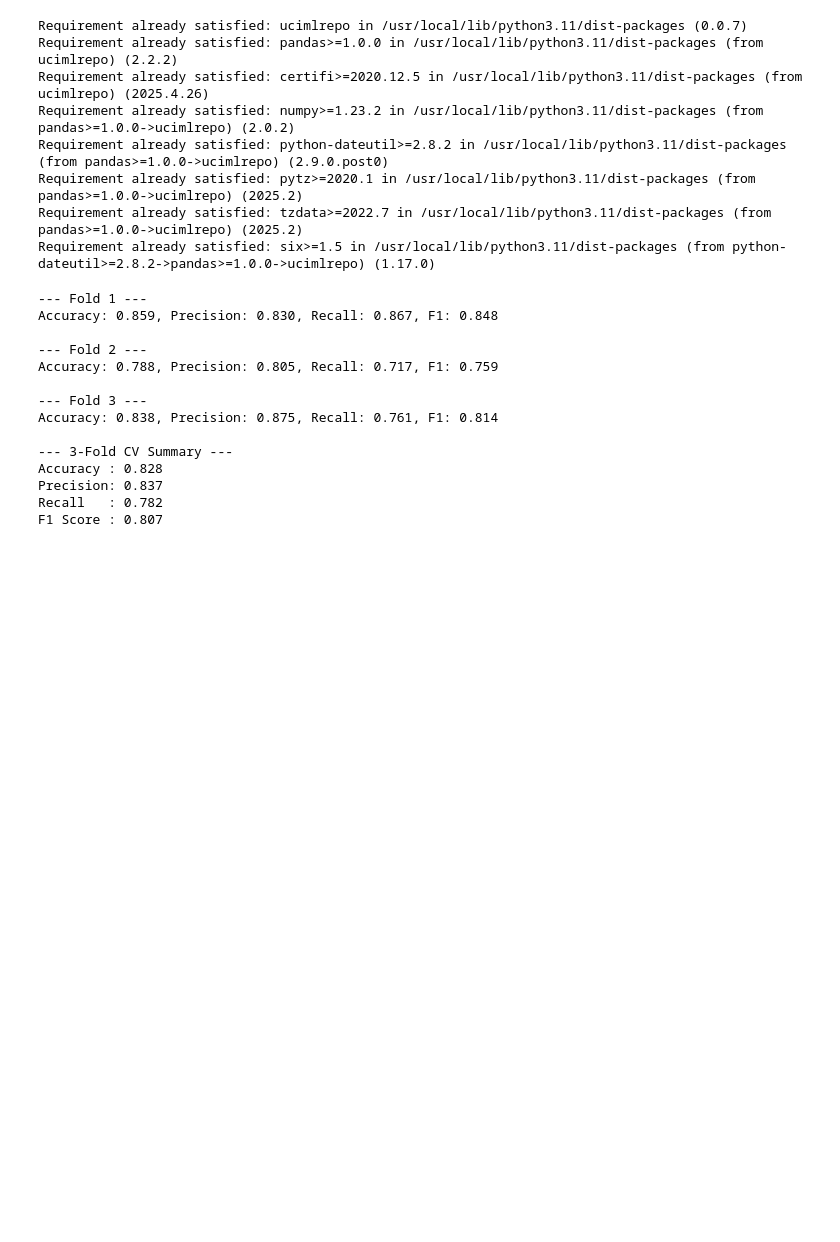
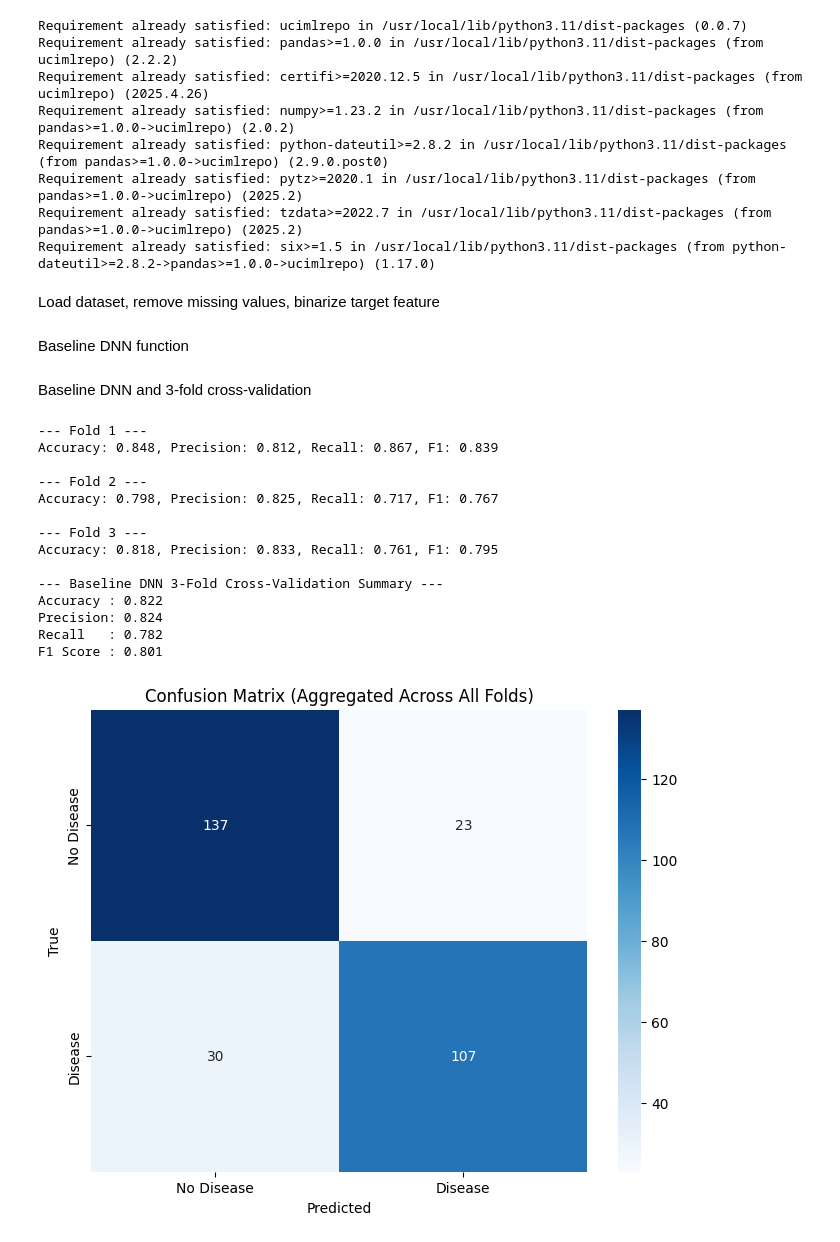
Before and after one commit to emilyz04/ece-heart-disease, a Jupyter notebook: ECE477_FinalProject.ipynb, the cells around one changed output. Cells and saved outputs as stored; diff of their text form; code cells hidden in the pictures; blank space fills up the shorter version.

```diff
--- a/ECE477_FinalProject.ipynb
+++ b/ECE477_FinalProject.ipynb
@@ -29,6 +32,8 @@ Requirement already satisfied: python-dateutil>=2.8.2 in /usr/local/lib/python3.
 Requirement already satisfied: pytz>=2020.1 in /usr/local/lib/python3.11/dist-packages (from pandas>=1.0.0->ucimlrepo) (2025.2)
 Requirement already satisfied: tzdata>=2022.7 in /usr/local/lib/python3.11/dist-packages (from pandas>=1.0.0->ucimlrepo) (2025.2)
 Requirement already satisfied: six>=1.5 in /usr/local/lib/python3.11/dist-packages (from python-dateutil>=2.8.2->pandas>=1.0.0->ucimlrepo) (1.17.0)
+# %% [markdown]
+Load dataset, remove missing values, binarize target feature
 # %%
 # Load Data
 heart_disease = fetch_ucirepo(id=45)
@@ -37,6 +42,8 @@ y_df = heart_disease.data.targets.loc[X_df.index]
 y_df = (y_df > 0).astype(int)
 X_arr = X_df.values.astype(np.float32)
 y_arr = y_df.values.ravel().astype(np.int32)
+# %% [markdown]
+Baseline DNN function
 # %%
 # Define Baseline DNN Function
 def build_model(input_dim, hidden_units):
@@ -50,6 +57,8 @@ def build_model(input_dim, hidden_units):
     model = Model(inputs=inputs, outputs=outputs)
     model.compile(optimizer=Adam(), loss='binary_crossentropy', metrics=['accuracy'])
     return model
+# %% [markdown]
+Baseline DNN and 3-fold cross-validation
 # %%
 # Baseline DNN
 reduce_lr = ReduceLROnPlateau(monitor='val_loss', factor=0.5, patience=5, verbose=0)
@@ -57,6 +66,9 @@ es = EarlyStopping(monitor='val_loss', patience=10, restore_best_weights=True, v
 
 skf = StratifiedKFold(n_splits=3, shuffle=True, random_state=42)
 accs, precs, recs, f1s = [], [], [], []
+
+all_y_true = []
+all_y_pred = []
 
 for fold, (train_idx, test_idx) in enumerate(skf.split(X_arr, y_arr), 1):
     print(f"\n--- Fold {fold} ---")
@@ -89,38 +101,51 @@ for fold, (train_idx, test_idx) in enumerate(skf.split(X_arr, y_arr), 1):
         callbacks=[reduce_lr, es],
         verbose=0
     )
 
     # Evaluation
     y_pred = (model.predict(X_te_pca, verbose=0) > 0.5).astype(int).ravel()
     acc = accuracy_score(y_te, y_pred)
     prec = precision_score(y_te, y_pred, zero_division=0)
     rec = recall_score(y_te, y_pred, zero_division=0)
     f1 = f1_score(y_te, y_pred, zero_division=0)
     print(f"Accuracy: {acc:.3f}, Precision: {prec:.3f}, Recall: {rec:.3f}, F1: {f1:.3f}")
 
     accs.append(acc)
     precs.append(prec)
     recs.append(rec)
     f1s.append(f1)
 
+    all_y_true.extend(y_te)
+    all_y_pred.extend(y_pred)
+
 # Summary
-print("\n--- 3-Fold CV Summary ---")
+print("\n--- Baseline DNN 3-Fold Cross-Validation Summary ---")
 print(f"Accuracy : {np.mean(accs):.3f}")
 print(f"Precision: {np.mean(precs):.3f}")
 print(f"Recall   : {np.mean(recs):.3f}")
 print(f"F1 Score : {np.mean(f1s):.3f}")
+
+# Confusion Matrix
+cm_total_baseline = confusion_matrix(all_y_true, all_y_pred)
+plt.figure(figsize=(8, 6))
+sns.heatmap(cm_total_baseline, annot=True, fmt='d', cmap='Blues', xticklabels=['No Disease', 'Disease'], yticklabels=['No Disease', 'Disease'])
+plt.xlabel('Predicted')
+plt.ylabel('True')
+plt.title('Confusion Matrix (Aggregated Across All Folds)')
+plt.show()
 # %% [output]
 --- Fold 1 ---
-Accuracy: 0.859, Precision: 0.830, Recall: 0.867, F1: 0.848
+Accuracy: 0.848, Precision: 0.812, Recall: 0.867, F1: 0.839
 
 --- Fold 2 ---
-Accuracy: 0.788, Precision: 0.805, Recall: 0.717, F1: 0.759
+Accuracy: 0.798, Precision: 0.825, Recall: 0.717, F1: 0.767
 
 --- Fold 3 ---
-Accuracy: 0.838, Precision: 0.875, Recall: 0.761, F1: 0.814
+Accuracy: 0.818, Precision: 0.833, Recall: 0.761, F1: 0.795
 
---- 3-Fold CV Summary ---
-Accuracy : 0.828
-Precision: 0.837
+--- Baseline DNN 3-Fold Cross-Validation Summary ---
+Accuracy : 0.822
+Precision: 0.824
 Recall   : 0.782
-F1 Score : 0.807
+F1 Score : 0.801
+[figure, added]
```
Also changed, not shown: parts of 17 cells of this notebook.
